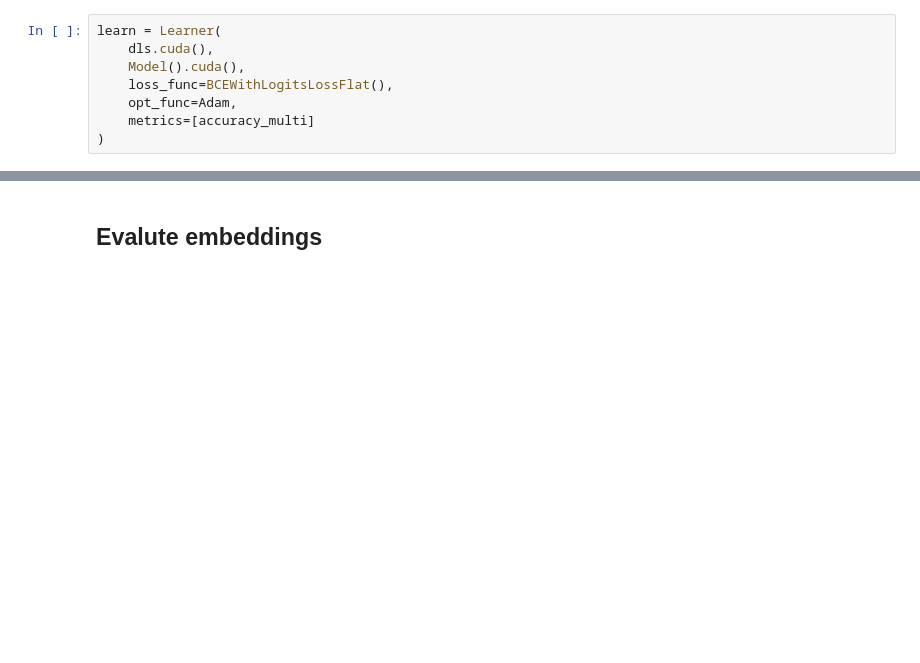
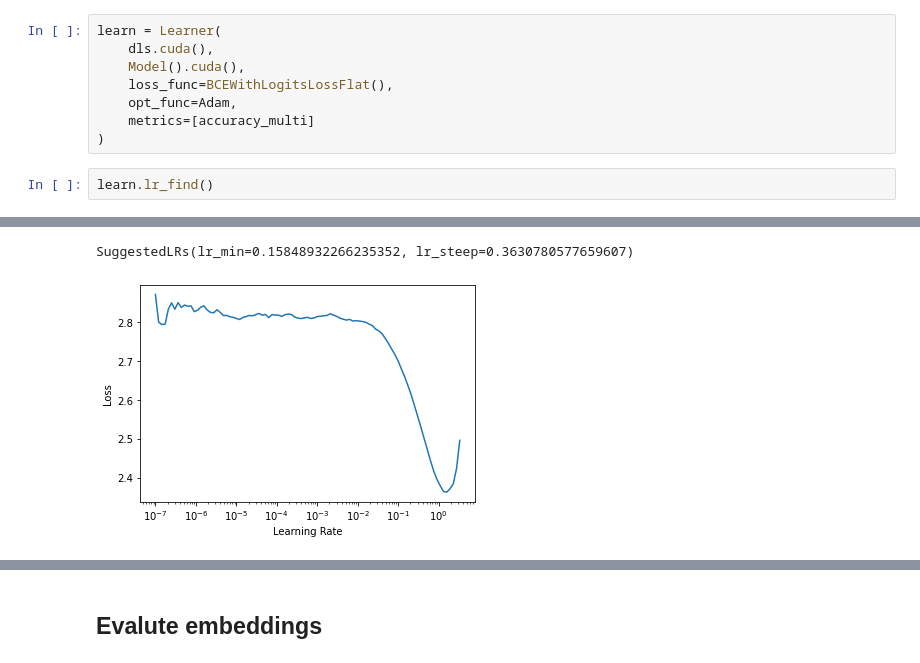
Before and after one commit to earthspecies/audio-embeddings, a Jupyter notebook: 01c_text_embeddings_dot_product.ipynb, the cells around one changed output, grey strips where cells are left out. Saved outputs shown, nothing was run; the diff lists cells and outputs as text; blank space fills up the shorter version.

```diff
--- a/01c_text_embeddings_dot_product.ipynb
+++ b/01c_text_embeddings_dot_product.ipynb
@@ -184,3 +181,6 @@ learn = Learner(
     opt_func=Adam,
     metrics=[accuracy_multi]
 )
+# %%
+learn.lr_find()
+# %% [output]
@@ -187,3 +188,5 @@ learn = Learner(
+SuggestedLRs(lr_min=0.15848932266235352, lr_steep=0.3630780577659607)
+[figure, added]
 # %%
 NUM_EPOCHS = 120
 learn.fit(NUM_EPOCHS, lr=1e-3, cbs=SaveModelCallback(fname='text_embeddings', every_epoch=True))
```
Also changed, not shown: parts of 9 cells of this notebook, 1 other file.
